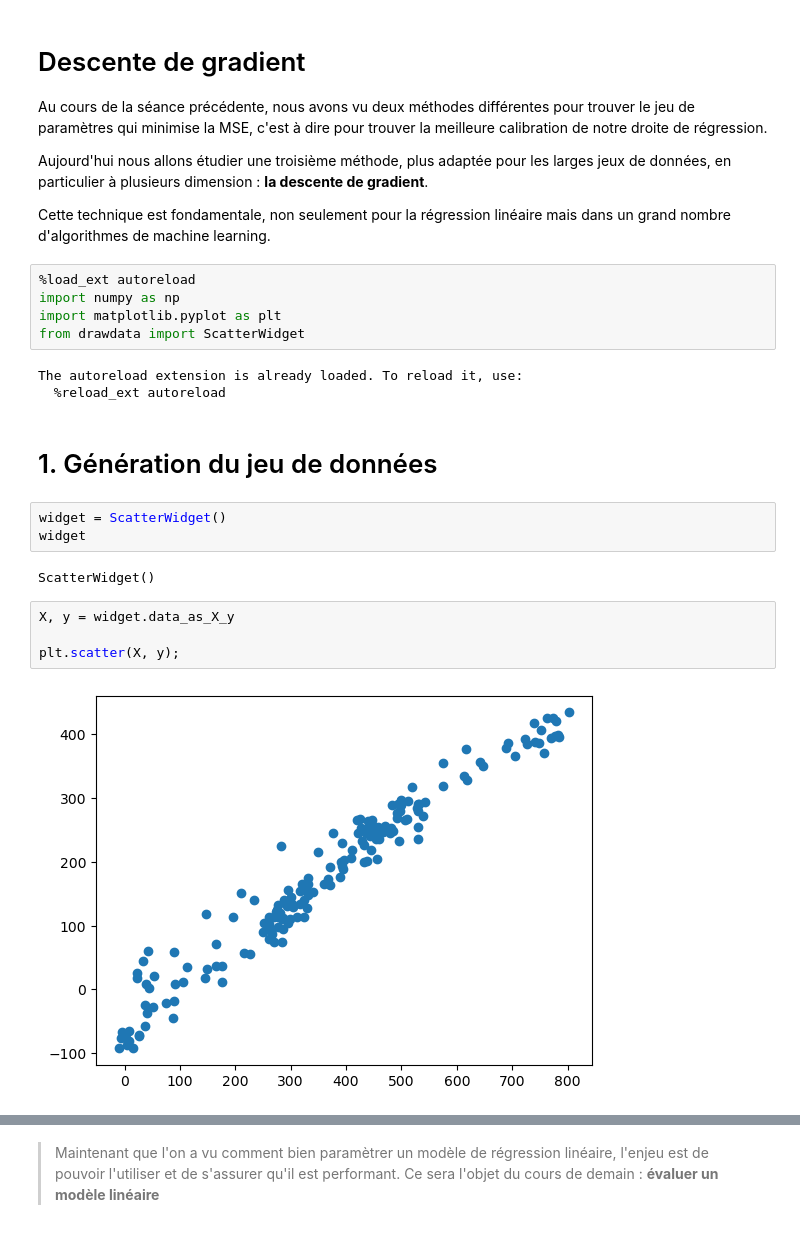
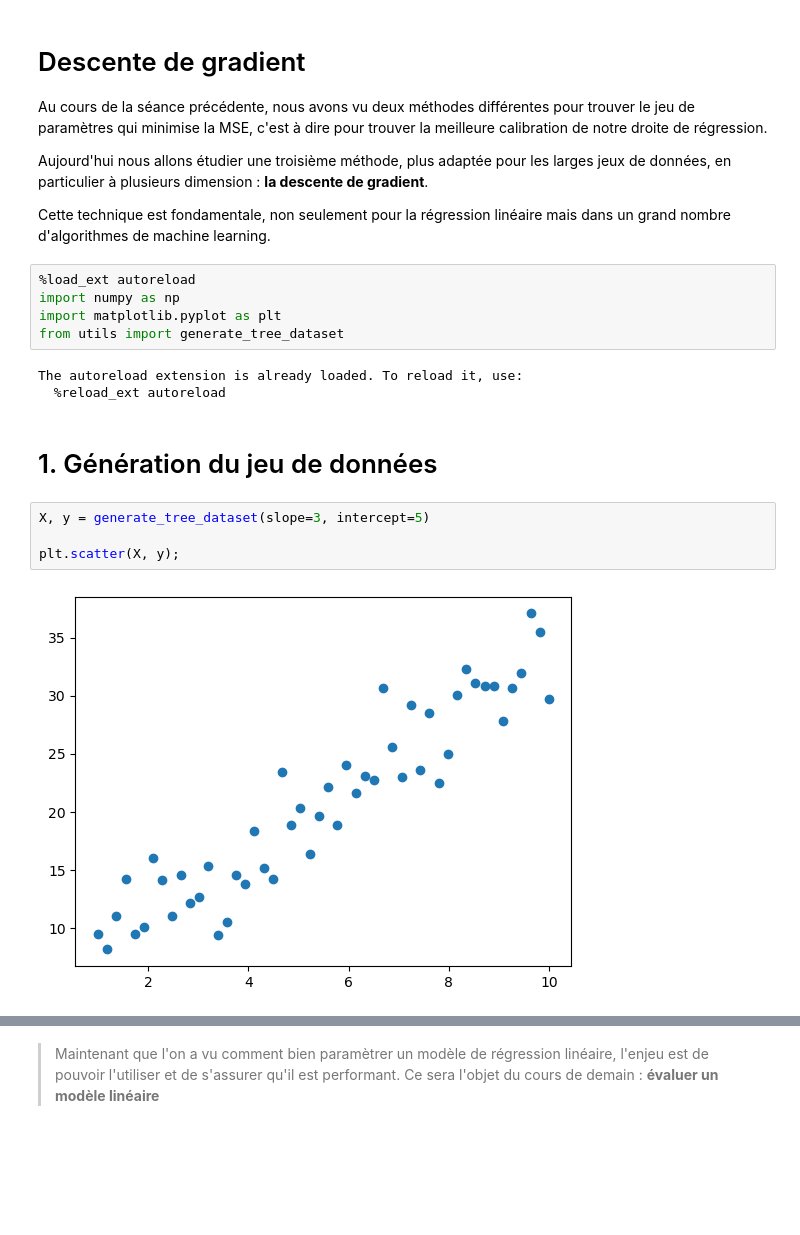
Before and after one commit to basile-desjuzeur/Intro-to-ML, a Jupyter notebook: 3.gradient_descent.ipynb, the cells around one changed output, grey strips where cells are left out. Cells and saved outputs as stored; diff of their text form; blank space fills up the shorter version.

```diff
--- a/3.gradient_descent.ipynb
+++ b/3.gradient_descent.ipynb
@@ -10,21 +10,16 @@ Cette technique est fondamentale, non seulement pour la régression linéaire ma
 %load_ext autoreload
 import numpy as np
 import matplotlib.pyplot as plt
-from drawdata import ScatterWidget
+from utils import generate_tree_dataset
 # %% [output]
 The autoreload extension is already loaded. To reload it, use:
   %reload_ext autoreload
 # %% [markdown]
 # 1. Génération du jeu de données
 # %%
-widget = ScatterWidget()
-widget
+X, y = generate_tree_dataset(slope=3, intercept=5)
+
+plt.scatter(X, y);
 # %% [output]
-ScatterWidget()
+[figure, added]
-# %%
-X, y = widget.data_as_X_y
-
-plt.scatter(X, y);
-# %% [output]
-[figure, removed]
 # %% [markdown]
```
Also changed, not shown: parts of 14 cells of this notebook, 2 other files.
